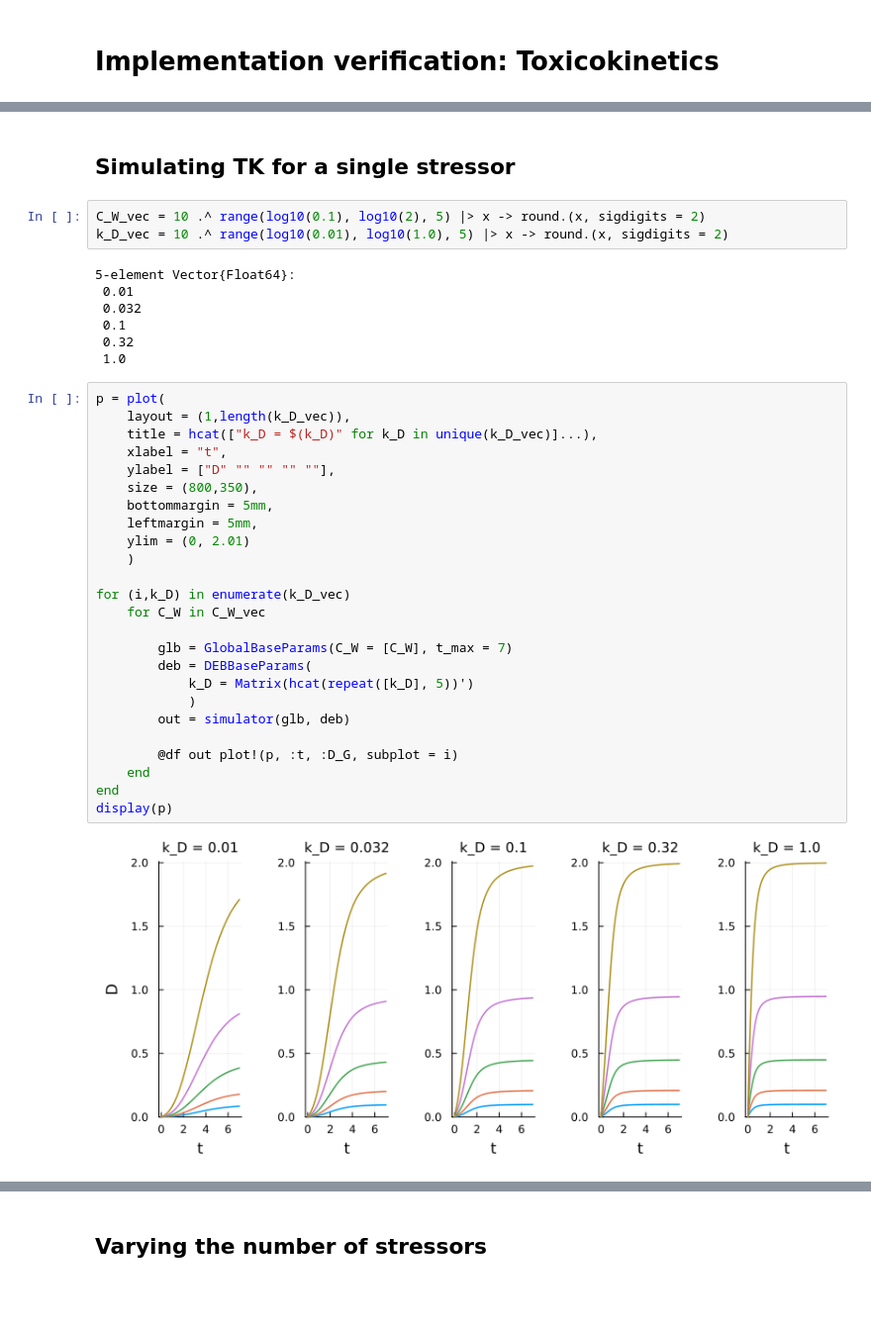
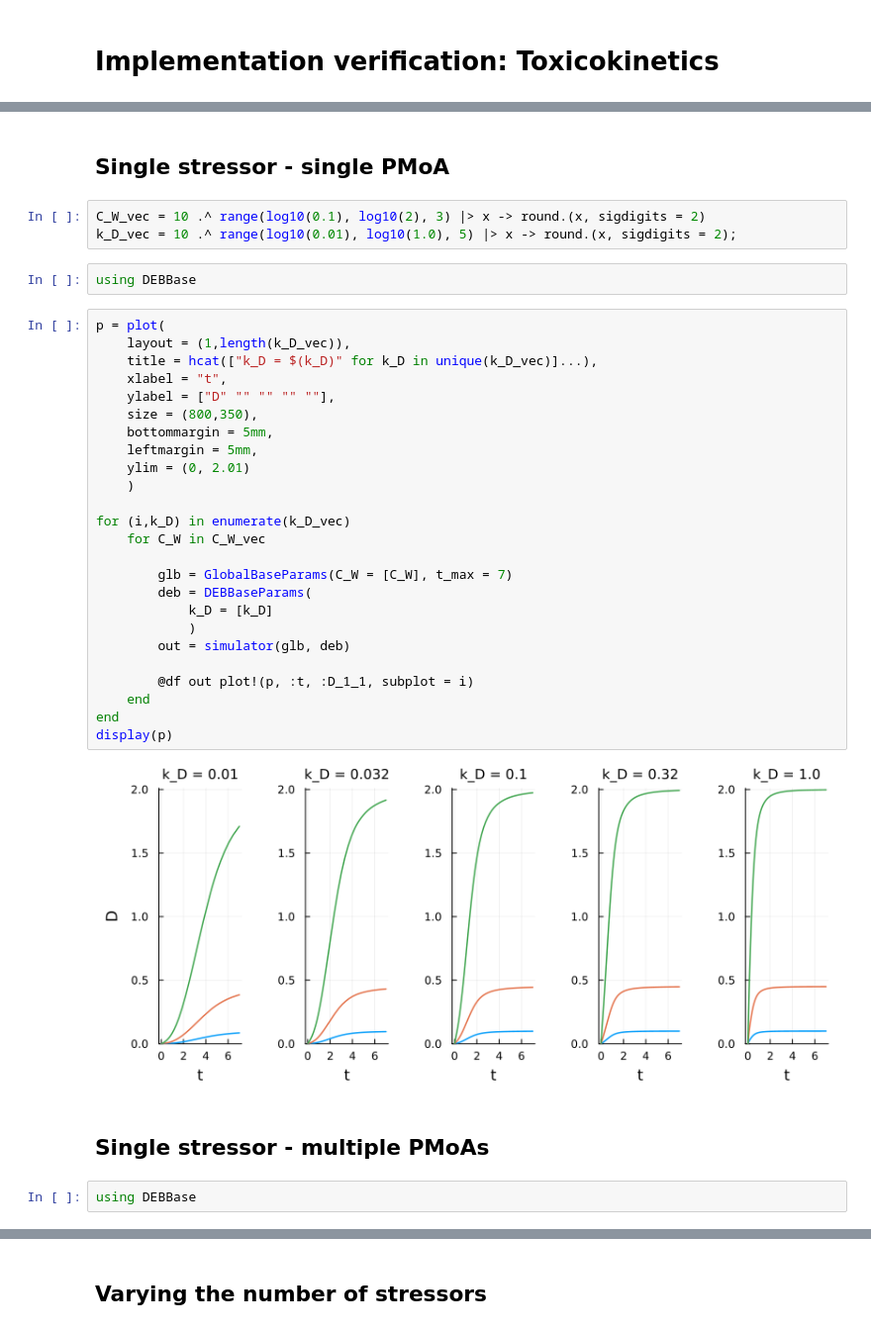
Before and after one commit to SimonHansul/DEBBase.jl, a Jupyter notebook: notebooks/ImplementationVerification/ImplemenationVerification_20231222_TK.ipynb, the cells around one changed output, grey strips where cells are left out. Shown at 99% size. Cells and saved outputs as stored; diff of their text form; blank space fills up the shorter version.

```diff
--- a/notebooks/ImplementationVerification/ImplemenationVerification_20231222_TK.ipynb
+++ b/notebooks/ImplementationVerification/ImplemenationVerification_20231222_TK.ipynb
@@ -12,39 +14,38 @@ default(leg = false, lw = 1.5, titlefontsize = 10)
-# %% [markdown]
-## Simulating TK for a single stressor
+# %% [markdown]
+## Single stressor - single PMoA
 # %%
-C_W_vec = 10 .^ range(log10(0.1), log10(2), 5) |> x -> round.(x, sigdigits = 2)
-k_D_vec = 10 .^ range(log10(0.01), log10(1.0), 5) |> x -> round.(x, sigdigits = 2)
+C_W_vec = 10 .^ range(log10(0.1), log10(2), 3) |> x -> round.(x, sigdigits = 2)
+k_D_vec = 10 .^ range(log10(0.01), log10(1.0), 5) |> x -> round.(x, sigdigits = 2);
-# %% [output]
-5-element Vector{Float64}:
- 0.01
- 0.032
- 0.1
- 0.32
- 1.0
+# %%
+using DEBBase
 # %%
 p = plot(
     layout = (1,length(k_D_vec)),
     title = hcat(["k_D = $(k_D)" for k_D in unique(k_D_vec)]...),
     xlabel = "t",
     ylabel = ["D" "" "" "" ""],
     size = (800,350),
     bottommargin = 5mm,
     leftmargin = 5mm,
     ylim = (0, 2.01)
     )
 
 for (i,k_D) in enumerate(k_D_vec)
     for C_W in C_W_vec
 
         glb = GlobalBaseParams(C_W = [C_W], t_max = 7)
         deb = DEBBaseParams(
-            k_D = Matrix(hcat(repeat([k_D], 5))')
+            k_D = [k_D]
             )
         out = simulator(glb, deb)
 
-        @df out plot!(p, :t, :D_G, subplot = i)
+        @df out plot!(p, :t, :D_1_1, subplot = i)
     end
 end
 display(p)
 # %% [output]
-[figure, old version]
+[figure, new version]
+# %% [markdown]
+## Single stressor - multiple PMoAs
+# %%
+using DEBBase
```
Also changed, not shown: parts of 23 cells of this notebook, 4 other files.
